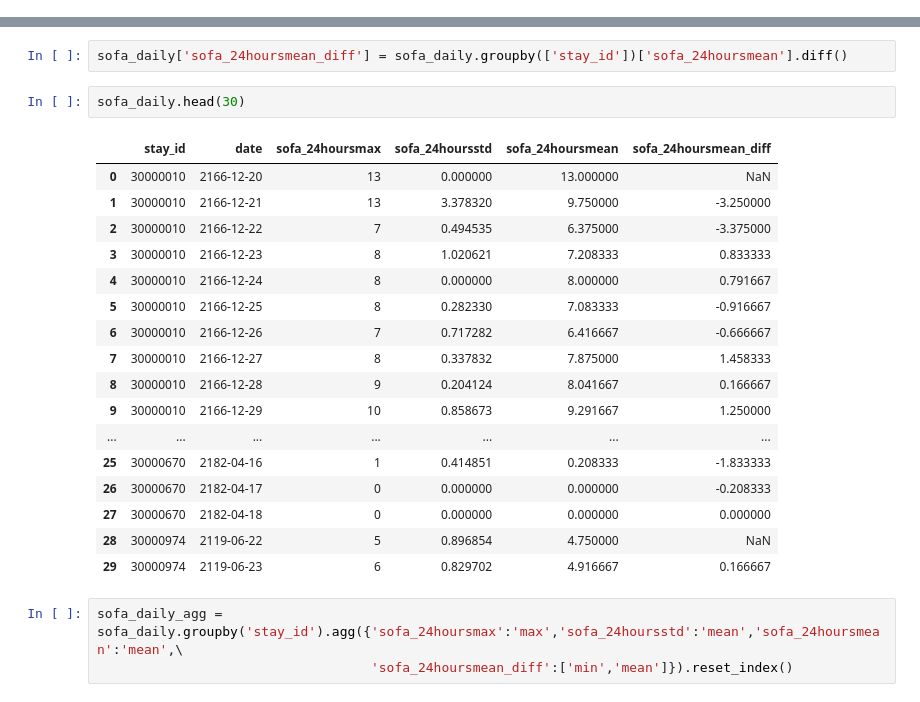
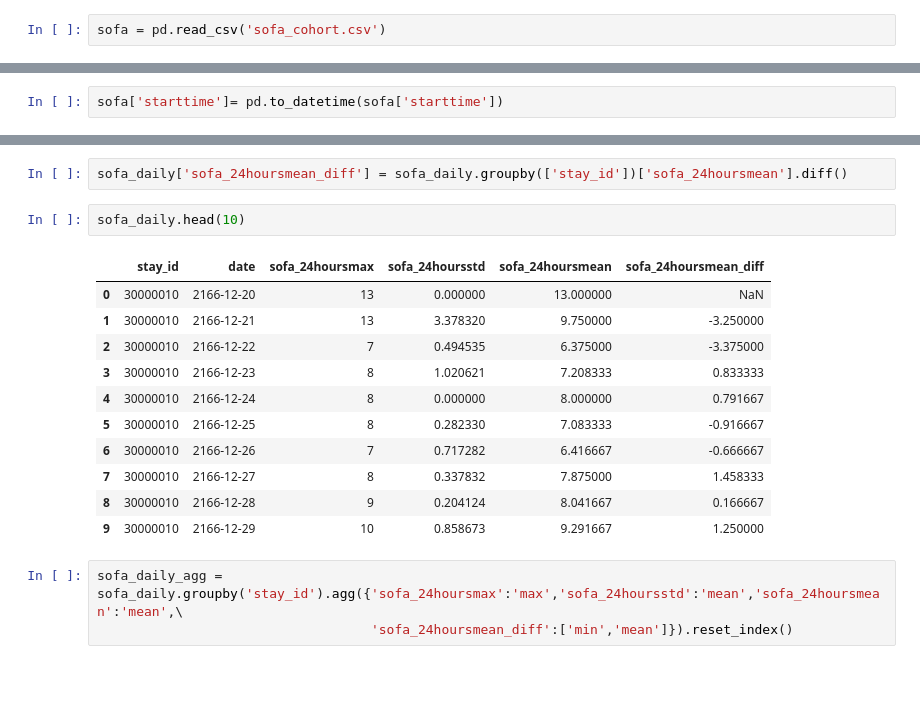
Before and after one commit to chunhunghow/nus-datathon, a Jupyter notebook: nus-nuhs-datathon 2020 v2.ipynb, the cells around one changed output, grey strips where cells are left out. Cells and saved outputs as stored; diff of their text form; blank space fills up the shorter version.

```diff
--- a/nus-nuhs-datathon 2020 v2.ipynb
+++ b/nus-nuhs-datathon 2020 v2.ipynb
@@ -839,0 +890,2 @@ elif mode == 'load':
+# %%
+sofa = pd.read_csv('sofa_cohort.csv')
@@ -853,6 +914,8 @@ sofa.head(10)
 | 9 | 30000010 | 9 | 2166-12-20 21:00:00 | 2166-12-20 22:00:00 | NaN | NaN | NaN | ... |
 # %%
 sofa_total = sofa.groupby('stay_id').agg({'hr':'count'}).reset_index()
+# %%
+sofa['starttime']= pd.to_datetime(sofa['starttime'])
 # %%
 sofa['date'] = sofa.starttime.dt.date
 # %%
@@ -885,25 +950,19 @@ Index(['stay_id', 'date', 'sofa_24hoursmax', 'sofa_24hoursstd',
 # %%
 sofa_daily['sofa_24hoursmean_diff'] = sofa_daily.groupby(['stay_id'])['sofa_24hoursmean'].diff()
 # %%
-sofa_daily.head(30)
+sofa_daily.head(10)
 # %% [output]
 |  | stay_id | date | sofa_24hoursmax | sofa_24hoursstd | sofa_24hoursmean | sofa_24hoursmean_diff |
 | 0 | 30000010 | 2166-12-20 | 13 | 0.000000 | 13.000000 | NaN |
 | 1 | 30000010 | 2166-12-21 | 13 | 3.378320 | 9.750000 | -3.250000 |
 | 2 | 30000010 | 2166-12-22 | 7 | 0.494535 | 6.375000 | -3.375000 |
 | 3 | 30000010 | 2166-12-23 | 8 | 1.020621 | 7.208333 | 0.833333 |
 | 4 | 30000010 | 2166-12-24 | 8 | 0.000000 | 8.000000 | 0.791667 |
 | 5 | 30000010 | 2166-12-25 | 8 | 0.282330 | 7.083333 | -0.916667 |
 | 6 | 30000010 | 2166-12-26 | 7 | 0.717282 | 6.416667 | -0.666667 |
 | 7 | 30000010 | 2166-12-27 | 8 | 0.337832 | 7.875000 | 1.458333 |
 | 8 | 30000010 | 2166-12-28 | 9 | 0.204124 | 8.041667 | 0.166667 |
 | 9 | 30000010 | 2166-12-29 | 10 | 0.858673 | 9.291667 | 1.250000 |
-| ... | ... | ... | ... | ... | ... | ... |
-| 25 | 30000670 | 2182-04-16 | 1 | 0.414851 | 0.208333 | -1.833333 |
-| 26 | 30000670 | 2182-04-17 | 0 | 0.000000 | 0.000000 | -0.208333 |
-| 27 | 30000670 | 2182-04-18 | 0 | 0.000000 | 0.000000 | 0.000000 |
-| 28 | 30000974 | 2119-06-22 | 5 | 0.896854 | 4.750000 | NaN |
-| 29 | 30000974 | 2119-06-23 | 6 | 0.829702 | 4.916667 | 0.166667 |
 # %%
 sofa_daily_agg = sofa_daily.groupby('stay_id').agg({'sofa_24hoursmax':'max','sofa_24hoursstd':'mean','sofa_24hoursmean':'mean',\
                                    'sofa_24hoursmean_diff':['min','mean']}).reset_index()
```
Also changed, not shown: parts of 57 cells of this notebook.
